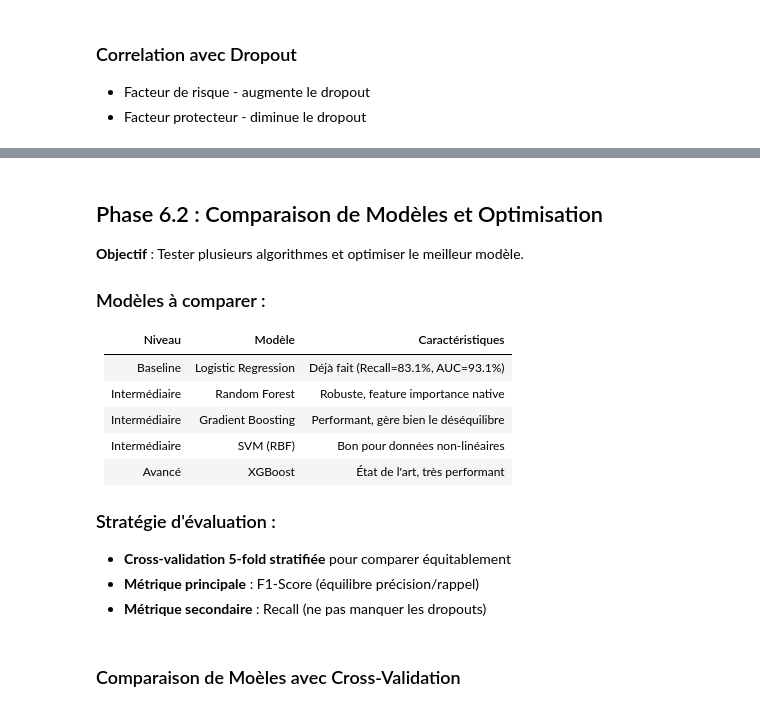
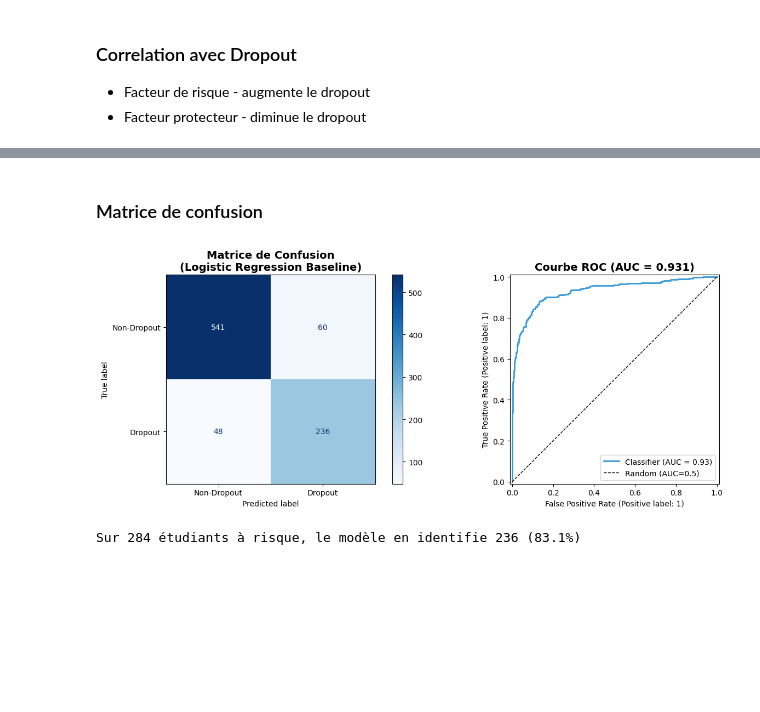
Before and after one commit to matrixise/alyra-ai-ml, a Jupyter notebook: notebooks/eda_minimal.ipynb, the cells around one changed output, grey strips where cells are left out. Drawn from its saved outputs; the diff is of its cells as text; code cells hidden in the pictures; blank space fills up the shorter version.

```diff
--- a/notebooks/eda_minimal.ipynb
+++ b/notebooks/eda_minimal.ipynb
@@ -1343,20 +1568,2 @@ Le modèle baseline Logistic Regression atteint déjà des performances très sa
 # %% [markdown]
-## Phase 6.2 : Comparaison de Modèles et Optimisation
-
-**Objectif** : Tester plusieurs algorithmes et optimiser le meilleur modèle.
-
-### Modèles à comparer :
-| Niveau | Modèle | Caractéristiques |
-|--------|--------|------------------|
-| Baseline | Logistic Regression | Déjà fait (Recall=83.1%, AUC=93.1%) |
-| Intermédiaire | Random Forest | Robuste, feature importance native |
-| Intermédiaire | Gradient Boosting | Performant, gère bien le déséquilibre |
-| Intermédiaire | SVM (RBF) | Bon pour données non-linéaires |
-| Avancé | XGBoost | État de l'art, très performant |
-
-### Stratégie d'évaluation :
-- **Cross-validation 5-fold stratifiée** pour comparer équitablement
-- **Métrique principale** : F1-Score (équilibre précision/rappel)
-- **Métrique secondaire** : Recall (ne pas manquer les dropouts)
+### Matrice de confusion
-# %% [markdown]
-### Comparaison de Moèles avec Cross-Validation
@@ -1477,0 +1570,37 @@ print(f"   F1 = {best_f1:.3f}, Recall = {best_recall:.3f}")
+# %%
+fig, axes = plt.subplots(1, 2, figsize=(14, 5))
+
+# Matrice de confusion
+ax1 = axes[0]
+cm = confusion_matrix(y_test, y_pred)
+disp = ConfusionMatrixDisplay(confusion_matrix=cm, display_labels=["Non-Dropout", "Dropout"])
+disp.plot(ax=ax1, cmap="Blues", values_format="d")
+ax1.set_title(
+    "Matrice de Confusion\n(Logistic Regression Baseline)",
+    fontsize=14,
+    fontweight="bold",
+)
+
+# Courbe ROC
+ax2 = axes[1]
+RocCurveDisplay.from_predictions(y_test, y_pred_proba, ax=ax2, color="#3498db", lw=2)
+ax2.plot([0, 1], [0, 1], "k--", lw=1, label="Random (AUC=0.5)")
+ax2.set_title(f"Courbe ROC (AUC = {auc:.3f})", fontsize=14, fontweight="bold")
+ax2.legend(loc="lower right")
+
+plt.tight_layout()
+plt.show()
+
+# Interprétation de la matrice de confusion
+tn, fp, fn, tp = cm.ravel()
+## Rappel
+## Vrai négatifs - TN: Non-dropout correctement identifiés (541)
+## Vrai positifs - TP: Dropout correctement identifiés (60)
+## Faux positifs - FP: Non-dropout classés Dropout (fausse alerte)
+## Faux négatifs - FN: Dropout manqués
+print(
+    f"\nSur {y_test.sum()} étudiants à risque, le modèle en identifie {tp} ({tp / y_test.sum() * 100:.1f}%)"
+)
+# %% [output]
+[figure, added]
+Sur 284 étudiants à risque, le modèle en identifie 236 (83.1%)
```
Also changed, not shown: parts of 107 cells of this notebook, 3 other files.
